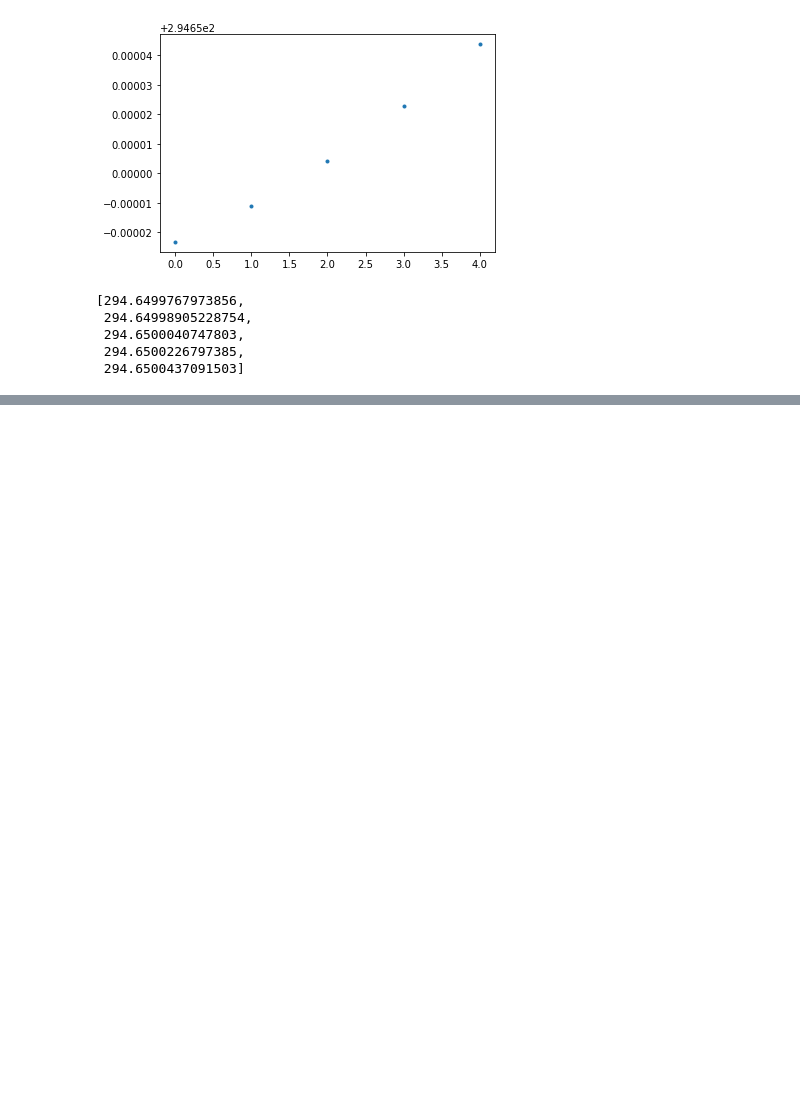
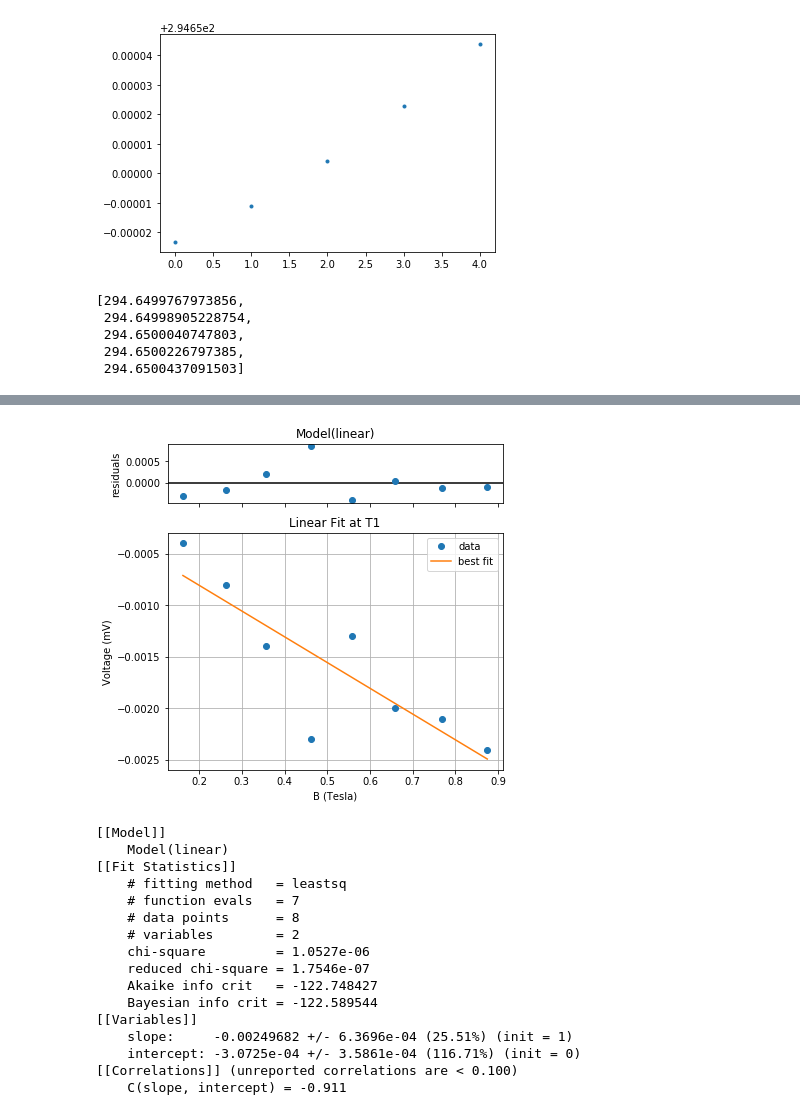
Before and after one commit to Raiziel/Experimental-Physics-Python-Projects, a Jupyter notebook: Hall Effect.ipynb, the cells around one changed output, grey strips where cells are left out. Saved outputs shown, nothing was run; the diff lists cells and outputs as text; code cells hidden in the pictures; blank space fills up the shorter version.

```diff
--- a/Hall Effect.ipynb
+++ b/Hall Effect.ipynb
@@ -119,0 +209,32 @@ Tarr
+# %%
+linear = lmfit.models.LinearModel()
+
+# Fit to the peak locations
+B_fit = linear.fit(V_H1, x=B)
+
+fig = B_fit.plot()
+fig.axes[1].grid()
+fig.axes[1].set_xlabel('B (Tesla)')
+fig.axes[1].set_ylabel('Voltage (mV)')
+fig.axes[1].set_title("Linear Fit at T1")
+plt.show()
+
+print(B_fit.fit_report())
+# %% [output]
+[figure, added]
+[[Model]]
+    Model(linear)
+[[Fit Statistics]]
+    # fitting method   = leastsq
+    # function evals   = 7
+    # data points      = 8
+    # variables        = 2
+    chi-square         = 1.0527e-06
+    reduced chi-square = 1.7546e-07
+    Akaike info crit   = -122.748427
+    Bayesian info crit = -122.589544
+[[Variables]]
+    slope:     -0.00249682 +/- 6.3696e-04 (25.51%) (init = 1)
+    intercept: -3.0725e-04 +/- 3.5861e-04 (116.71%) (init = 0)
+[[Correlations]] (unreported correlations are < 0.100)
+    C(slope, intercept) = -0.911
```
Also changed, not shown: parts of 16 cells of this notebook.
